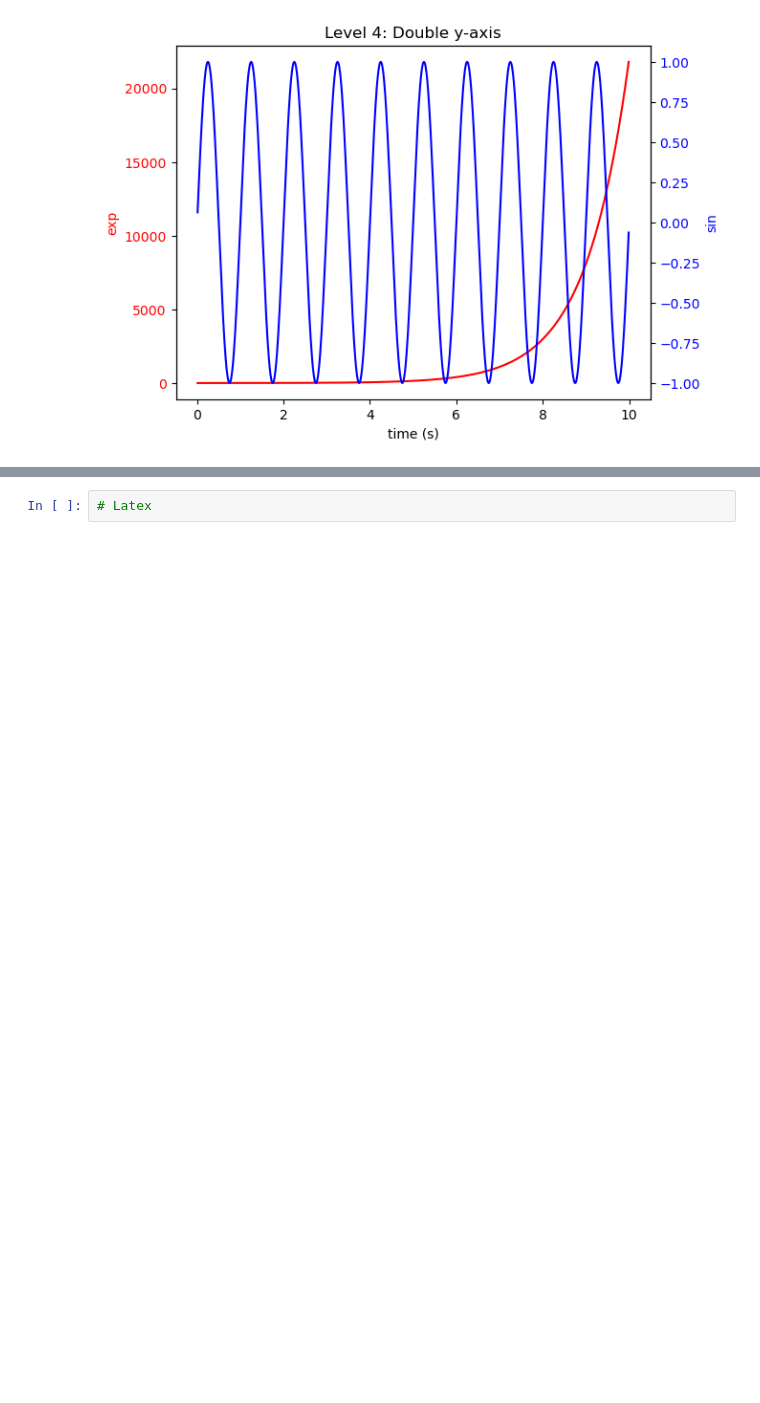
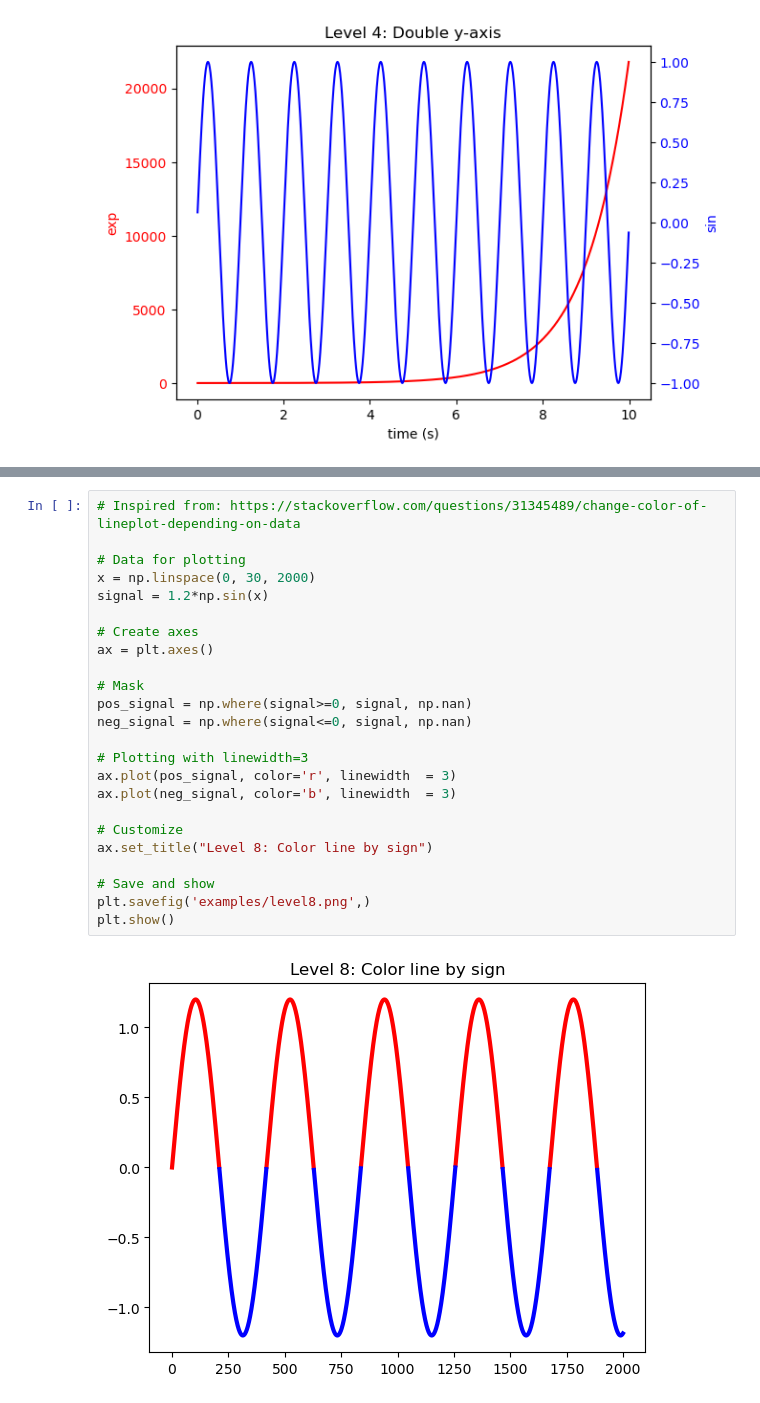
Before and after one commit to bobbyantonio/iecdt_environmental_data_analysis, a Jupyter notebook: course_notebooks/plot/matplotlib_solutions.ipynb, the cells around one changed output, grey strips where cells are left out. Drawn from its saved outputs; the diff is of its cells as text; blank space fills up the shorter version.

```diff
--- a/course_notebooks/plot/matplotlib_solutions.ipynb
+++ b/course_notebooks/plot/matplotlib_solutions.ipynb
@@ -166,2 +209,26 @@ for label, ax in axs.items():
 # %%
-# Latex
+# Inspired from: https://stackoverflow.com/questions/31345489/change-color-of-lineplot-depending-on-data
+
+# Data for plotting
+x = np.linspace(0, 30, 2000)
+signal = 1.2*np.sin(x)
+
+# Create axes
+ax = plt.axes()
+
+# Mask
+pos_signal = np.where(signal>=0, signal, np.nan)
+neg_signal = np.where(signal<=0, signal, np.nan)
+
+# Plotting with linewidth=3
+ax.plot(pos_signal, color='r', linewidth  = 3)
+ax.plot(neg_signal, color='b', linewidth  = 3)
+
+# Customize
+ax.set_title("Level 8: Color line by sign")
+
+# Save and show
+plt.savefig('examples/level8.png',)
+plt.show()
+# %% [output]
+[figure, added]
```
Also changed, not shown: parts of 7 cells of this notebook, 2 other files.
